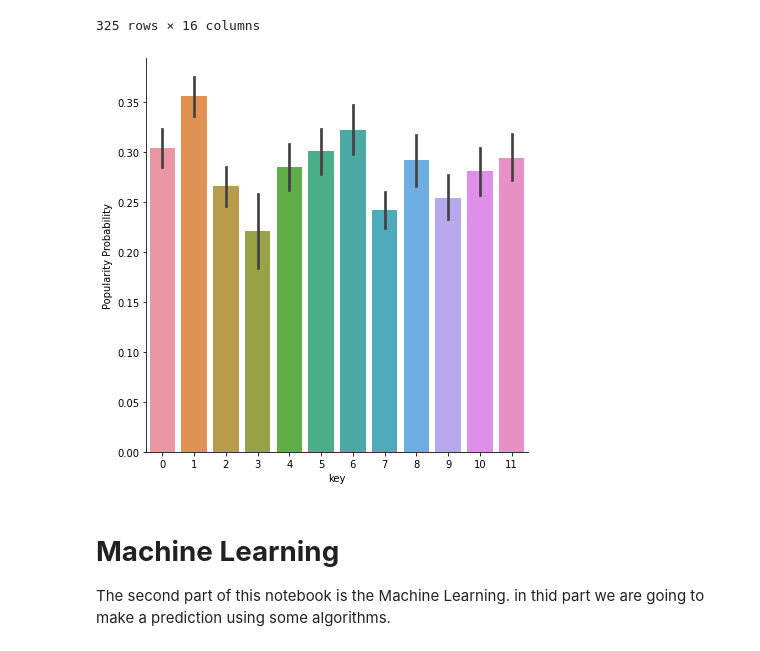
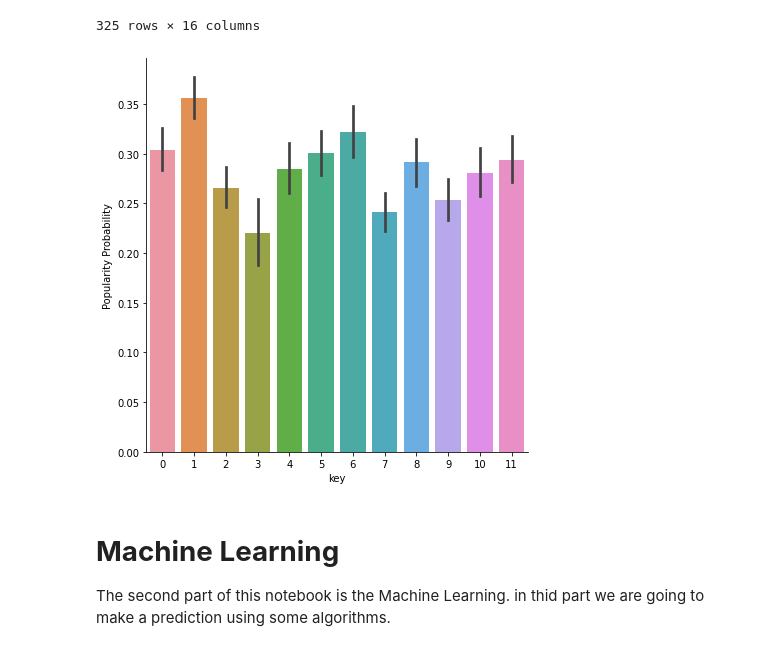
Before and after one commit to ricardocenteno18/mayraextempo-, a Jupyter notebook: ExtempoRicardoCenteno.ipynb, the cells around one changed output. Cells and saved outputs as stored; diff of their text form; code cells hidden in the pictures.

```diff
--- a/ExtempoRicardoCenteno.ipynb
+++ b/ExtempoRicardoCenteno.ipynb
@@ -221,11 +221,11 @@ data.loc[detect_outliers(data,["song_duration_ms","danceability","energy","instr
 # %%
 song_data = data.drop(detect_outliers(data,["song_duration_ms","danceability","energy","instrumentalness","liveness","loudness","speechiness","audio_valence"]),axis = 0).reset_index(drop = True)
 # %%
-g = sns.factorplot(x = "key", y = "popularity", data = data, kind = "bar", size = 6)
+g = sns.catplot(x = "key", y = "popularity", data = data, kind = "bar", height = 6)
 g.set_ylabels("Popularity Probability")
 plt.show()
 # %% [output]
-[figure, old version]
+[figure, new version]
 # %% [markdown]
 # **Machine Learning**
 The second part of this notebook is the Machine Learning. in thid part we are going to make a prediction using some algorithms.
```
